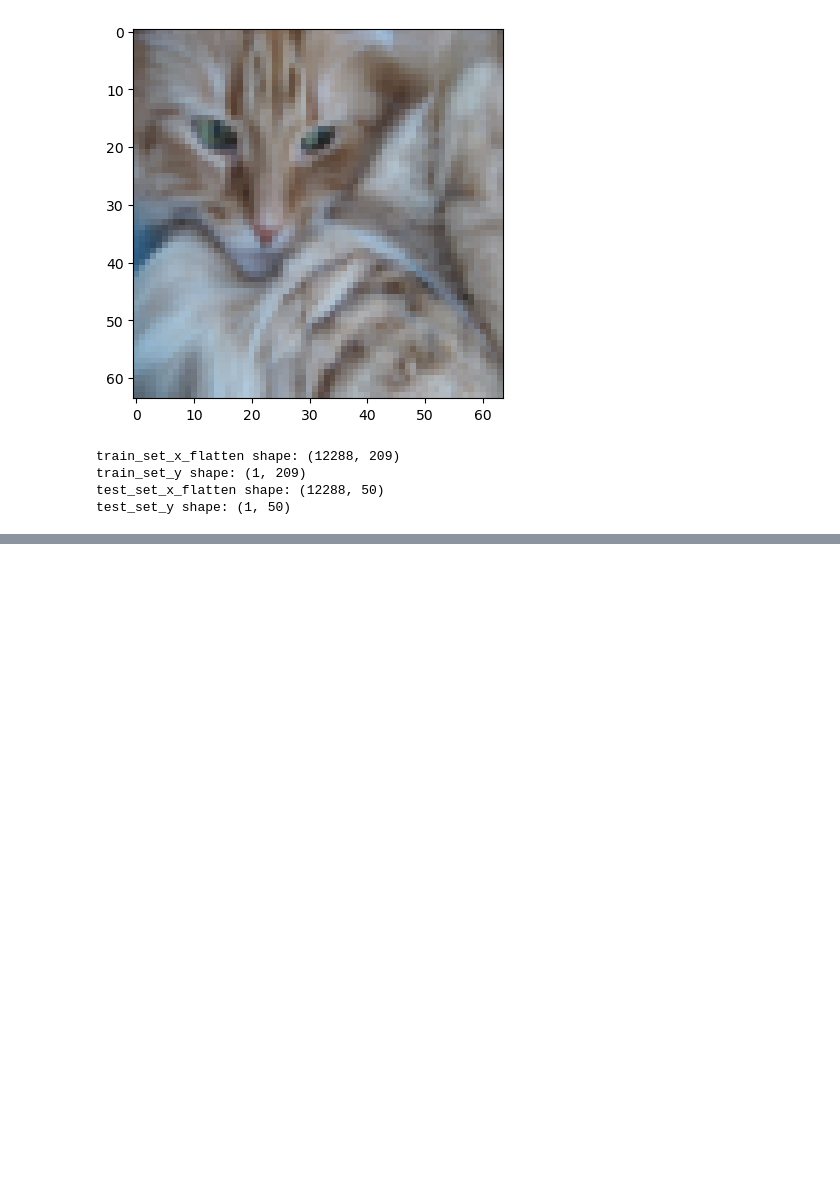
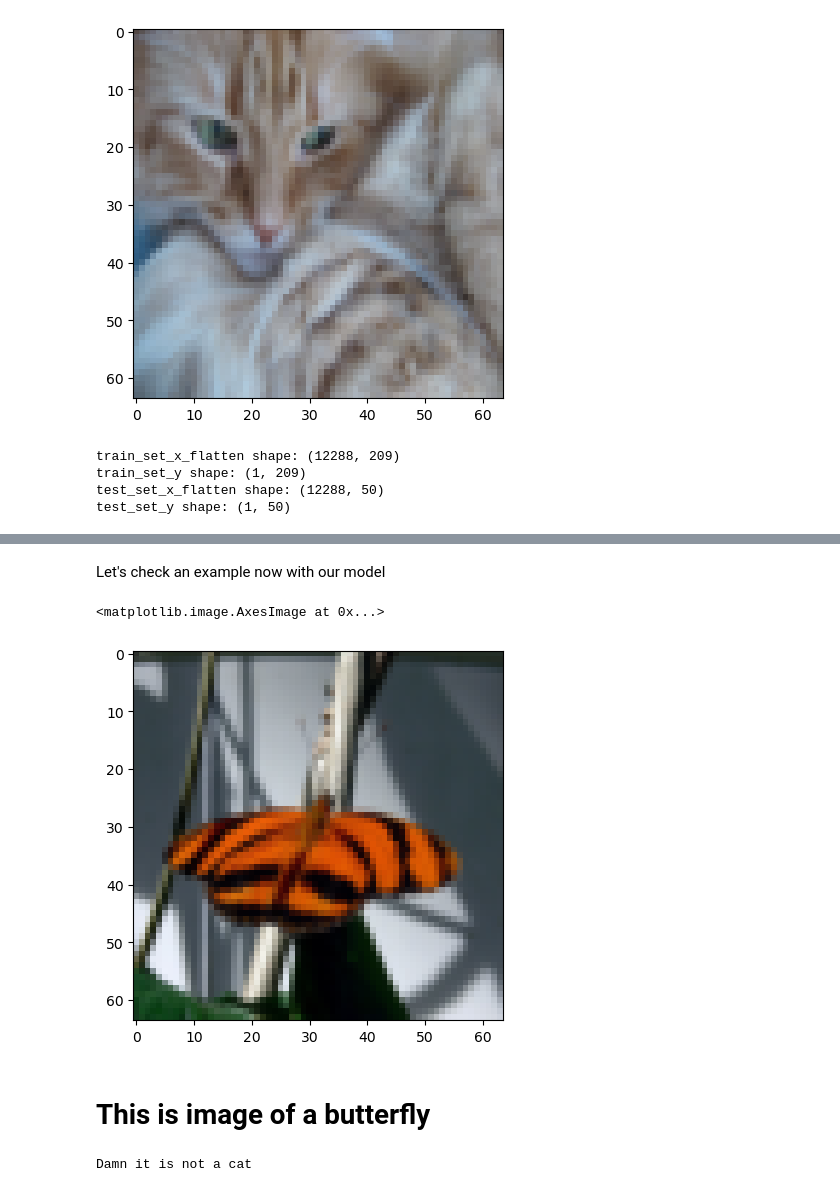
Before and after one commit to molindu162/Machine-Learning-Works, a Jupyter notebook: Cats Non Cat Recognition Model/Not Using Tensorflow Library/CatNonCatRecognitionModel.ipynb, the cells around one changed output, grey strips where cells are left out. Drawn from its saved outputs; the diff is of its cells as text; code cells hidden in the pictures; blank space fills up the shorter version.

```diff
--- a/Cats Non Cat Recognition Model/Not Using Tensorflow Library/CatNonCatRecognitionModel.ipynb
+++ b/Cats Non Cat Recognition Model/Not Using Tensorflow Library/CatNonCatRecognitionModel.ipynb
@@ -53,0 +69,11 @@ Cost at iteration 90 : 8.577461158011308
+# %% [markdown]
+Let's check an example now with our model
+# %%
+img = cat_test_X[45]
+# %%
+plt.imshow(img)
+# %% [output]
+<matplotlib.image.AxesImage at 0x...>
+[figure, added]
+# %% [markdown]
+# This is image of a butterfly
@@ -53,0 +83,8 @@ Cost at iteration 90 : 8.577461158011308
+# %%
+if (y_hat == 0):
+    print("Damn it is not a cat")
+
+else:
+    print("Wow it is a cat")
+# %% [output]
+Damn it is not a cat
```
Also changed, not shown: parts of 4 cells of this notebook, 2 other files.
